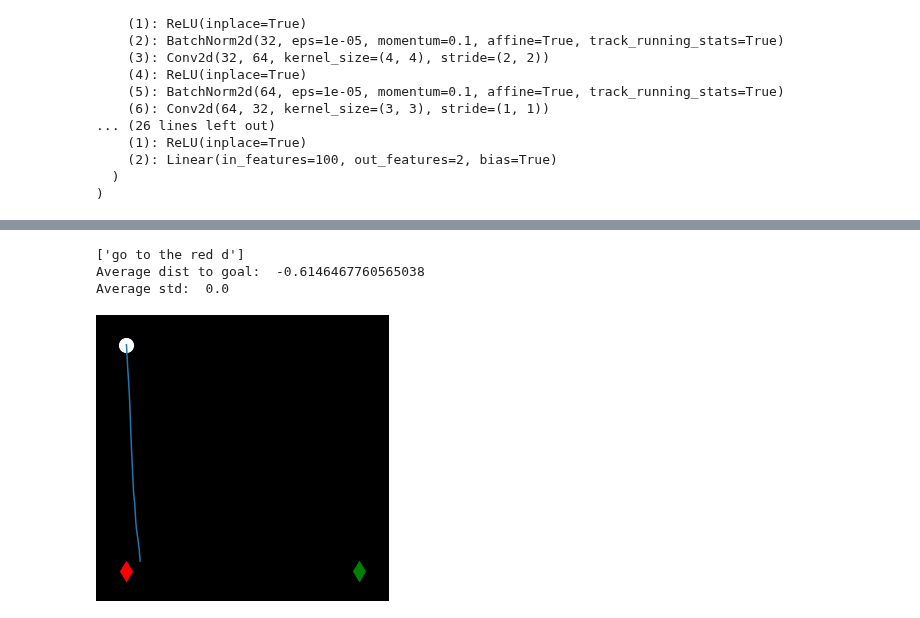
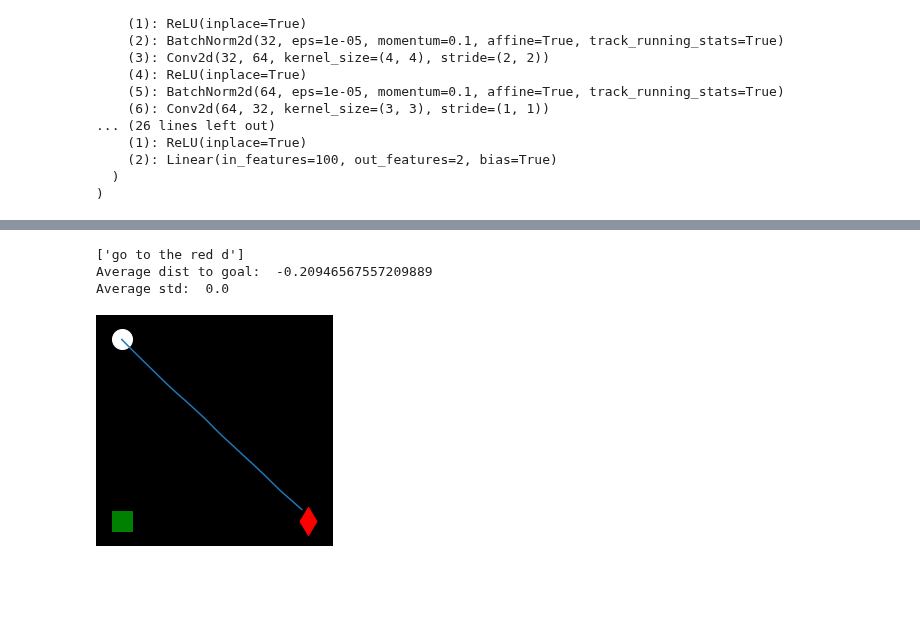
Before and after one commit to andipeng/counterfactual-adaptation, a Jupyter notebook: exps/toycomplex_images.ipynb, the cells around one changed output, grey strips where cells are left out. Drawn from its saved outputs; the diff is of its cells as text; code cells hidden in the pictures; blank space fills up the shorter version.

```diff
--- a/exps/toycomplex_images.ipynb
+++ b/exps/toycomplex_images.ipynb
@@ -412,7 +431,7 @@ def gen_trajs(env, num_trajs=1, agent_pos=[0,1,2,3], obj_pos=[0,1,2,3], obj_colo
 # colors = RGBY
 # shapes = Xs^d (star, square, triangle, diamond)
 env = PointEnvGrid()
-trajs = gen_trajs(env, num_trajs=50, agent_pos=[0], obj_pos=[2,3], obj_colors=[0,1], obj_shapes=[3], scalar=5)
+trajs = gen_trajs(env, num_trajs=10, agent_pos=[0], obj_pos=[2], obj_colors=[0], obj_shapes=[3], scalar=5, obstacle=False)
 # %%
 #import seaborn as sns
 step = 0
@@ -431,4 +450,7 @@ Clipping input data to the valid range for imshow with RGB data ([0..1] for floa
 # %%
-plt.imshow(trajs[traj]['obs'][step])
+env = PointEnvGrid()
+env.reset(agent_pos=[0], obj_pos=[2], obj_colors=[2], obj_shapes=[3], scalar=5, obstacle=False)
+state = plot_full_state(env.get_full_obs(), dist=False, hd=True)
+plt.imshow(state)
 # %% [output]
 <matplotlib.image.AxesImage at 0x...>
@@ -440,7 +462,7 @@ goal_size = 8 #384
 env = PointEnvGrid()
 act_size = env.action_space.shape[0]
 hidden_size = 100
-mask = True
+mask = False
 
 policy = CNNPolicy(goal_size, act_size, hidden_size, mask=mask)
 device = torch.device('cuda' if torch.cuda.is_available() else 'cpu')
@@ -464,8 +486,8 @@ CNNPolicy(
   )
 )
 # %%
-num_epochs = 1500
-batch_size = 50
+num_epochs = 500
+batch_size = 10
 
 criterion = nn.MSELoss()
 optimizer = optim.Adam(list(policy.parameters()))
@@ -551,17 +573,18 @@ Finished Training
 # %%
 policy.eval()
 num_test_trajs = 1
+obstacle = False
 # sets sampling for angles and colors
 agent_pos=[0]
 obj_pos=[2,3]
 obj_colors=[0,1]
-obj_shapes=[3]
+obj_shapes=[1,3]
 scalar=5
 
 dist_to_goals = []
 
 for i in range(num_test_trajs):
-    env.reset(agent_pos, obj_pos, obj_colors, obj_shapes, scalar)
+    env.reset(agent_pos, obj_pos, obj_colors, obj_shapes, scalar, obstacle)
     one_hot_goal = np.concatenate([env.goal_color, env.goal_shape])
     goal = torch.Tensor(one_hot_goal[None]).to(device)
     #goal = torch.Tensor(lang_model.encode(env.goal)).to(device)
@@ -581,39 +604,40 @@ for i in range(num_test_trajs):
             traj['masks'].append(img_mask)
         else:
             action = policy(goal,state,gt_mask)[0].cpu().detach().numpy()[0]
         traj['obs'].append(obs.copy())
         traj['acts'].append(action.copy())
         traj['true_goal'].append(env.goal)
         traj['agent_pos'].append(env.pos.tolist())
         no, r, d, _ = env.step(action)
         obs = plot_full_state(env.get_full_obs())
         _, gt_mask = plot_img_mask(env.get_full_obs())
     traj['obs'] = np.array(traj['obs'])
     traj['acts'] = np.array(traj['acts'])
     traj['true_goal'] = np.array(traj['true_goal'])
     traj['agent_pos'] = np.array(traj['agent_pos'])
     traj['masked_states'] = np.array(traj['masked_states'])
     traj['masks'] = np.array(traj['masks'])
     dist_to_goals.append(r.copy())
     #print("Final dist to goal: ", r)
-    fig = plt.figure(figsize=(5, 5),facecolor="black")
+    fig = plt.figure(figsize=(4, 4),facecolor="black")
     plt.xlim(-6, 6)
     plt.ylim(-6, 6)
     colors = sns.color_palette("hls", 10)
-    plt.scatter(traj['agent_pos'][0][0], traj['agent_pos'][0][1], marker='o', color='white', s=200) # plots obj1
-    plt.scatter(env.obj1_pos[0], env.obj1_pos[1], marker=get_shape(env.obj1_shape), color=get_color(env.obj1_color), s=200) # plots obj1
-    plt.scatter(env.obj2_pos[0], env.obj2_pos[1], marker=get_shape(env.obj2_shape), color=get_color(env.obj2_color), s=200) # plots obj1
+    plt.scatter(traj['agent_pos'][0][0], traj['agent_pos'][0][1], marker='o', color='white', s=400) # plots obj1
+    plt.scatter(env.obj1_pos[0], env.obj1_pos[1], marker=get_shape(env.obj1_shape), color=get_color(env.obj1_color), s=400) # plots obj1
+    plt.scatter(env.obj2_pos[0], env.obj2_pos[1], marker=get_shape(env.obj2_shape), color=get_color(env.obj2_color), s=400) # plots obj1
     #plt.scatter(env.goal_pos[0], env.goal_pos[1], marker='X', color=get_color(env.goal_color), s=1000) # plots goal
     plt.plot(traj['agent_pos'][:, 0], traj['agent_pos'][:, 1]) # plots trajs
     plt.axis('off')
+    fig.savefig('test.pdf')
 print(env.goal)
 print("Average dist to goal: ", np.mean(dist_to_goals))
 print("Average std: ", np.std(dist_to_goals))
 # %% [output]
 ['go to the red d']
-Average dist to goal:  -0.6146467760565038
+Average dist to goal:  -0.20946567557209889
 Average std:  0.0
-[figure, old version]
+[figure, new version]
 # %%
 step = 0
 print(traj['true_goal'][step])
```
Also changed, not shown: parts of 11 cells of this notebook, 2 other files.
